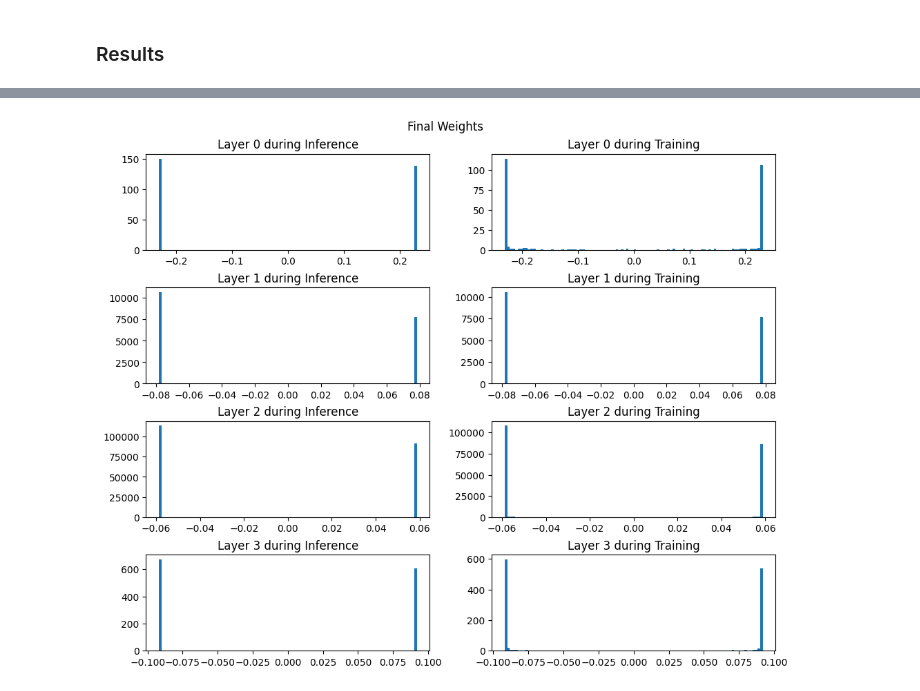
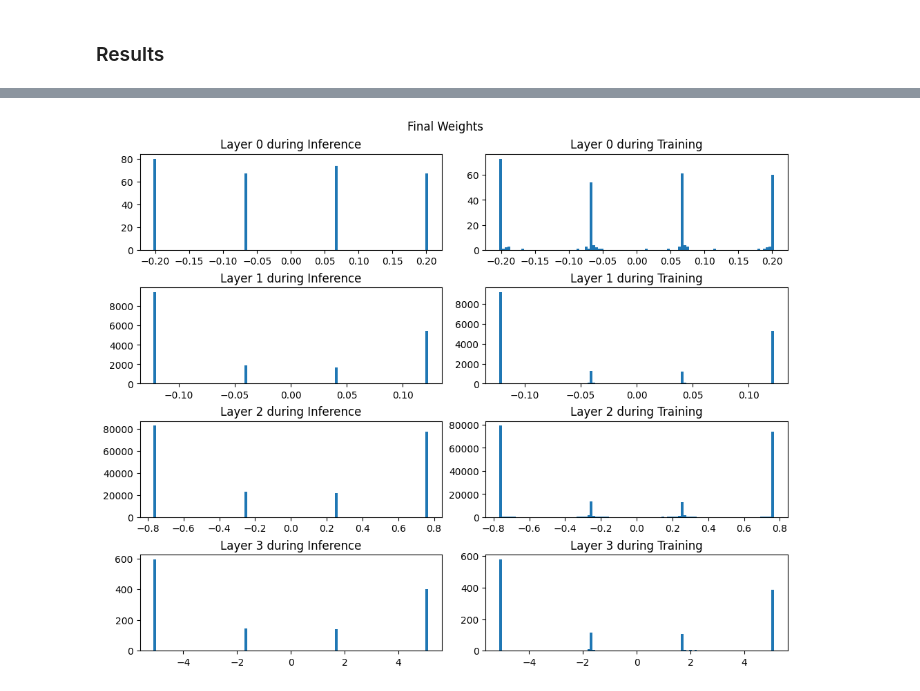
Before and after one commit to GabrielBena/alibabacloud-quantization-networks, a Jupyter notebook: mnist.ipynb, the cells around one changed output, grey strips where cells are left out. Cells and saved outputs as stored; diff of their text form; code cells hidden in the pictures.

```diff
--- a/mnist.ipynb
+++ b/mnist.ipynb
@@ -133,7 +142,10 @@ for n, subfig in zip(n_bits, subfigs):
     model = Net(quantization=True, n_bits=n)
 
     ax = axs_v[0]
-    ax.hist(model.original_weights["modules_list.0"].cpu().detach().numpy().flatten(), bins=100)
+    ax.hist(
+        model.original_weights["modules_list.0"].cpu().detach().numpy().flatten(),
+        bins=100,
+    )
     ax.set_title(f"Original")
 
     for T, ax in zip(Ts, axs_v[1:-1]):
@@ -249,11 +261,13 @@ test_loader = torch.utils.data.DataLoader(dataset2, **test_kwargs)
 # %% [markdown]
 ### Init
 # %%
+n_bits = 2
+quantize_activations = False
 
 dropout = 0.2
-n_bits =
-
-q_model = Net(n_bits=n_bits, dropout=dropout).to(device)
+q_model = Net(
+    n_bits=n_bits, quantize_activations=quantize_activations, dropout=dropout
+).to(device)
 original_model = Net(dropout=dropout).to(device)
 
 lr = 1e-3
@@ -345,20 +364,22 @@ for metric, axs_m in zip(["losses", "accs"], axs):
 # %%
-fig, axs = plt.subplots(q_model.n_layers, 2, constrained_layout=True, figsize=(10, 2*q_model.n_layers))
+fig, axs = plt.subplots(
+    q_model.n_layers, 2, constrained_layout=True, figsize=(10, 2 * q_model.n_layers)
+)
 
 for training, axs_w in enumerate(axs.T):
     q_model.set_training(training)
     q_weights = [
         m.weight.cpu().detach().numpy().flatten()
-        for m in q_model.modules_list
+        for m in q_model.modules_dict.values()
         if hasattr(m, "weight")
     ]
     for i, (ax, weights) in enumerate(zip(axs_w, q_weights)):
         ax.hist(weights, bins=100)
         ax.set_title(
             f"Layer {i} during {'Training'*training + 'Inference'*(1-training)}"
         )
 
 fig.suptitle("Final Weights")
 plt.show()
 # %% [output]
-[figure, old version]
+[figure, new version]
```
Also changed, not shown: parts of 6 cells of this notebook, 1 other file.
